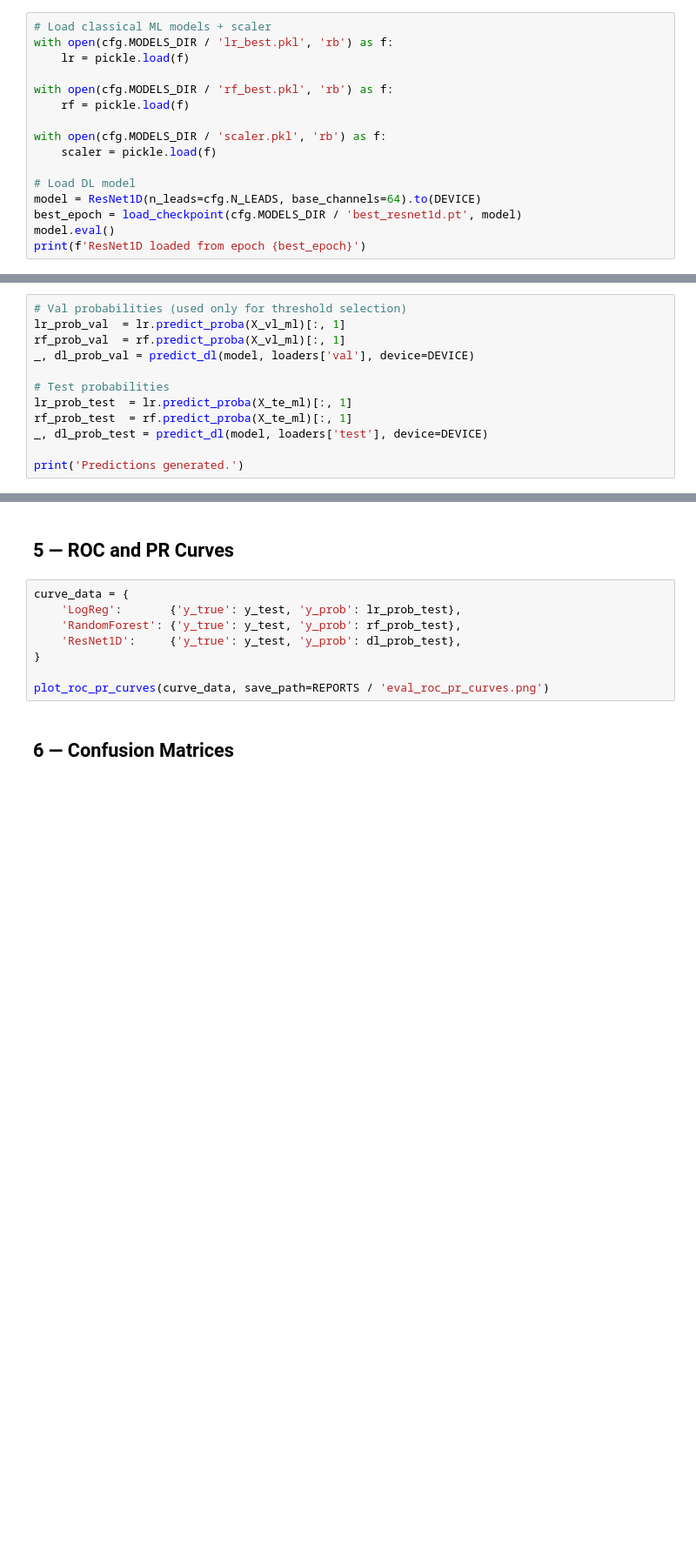
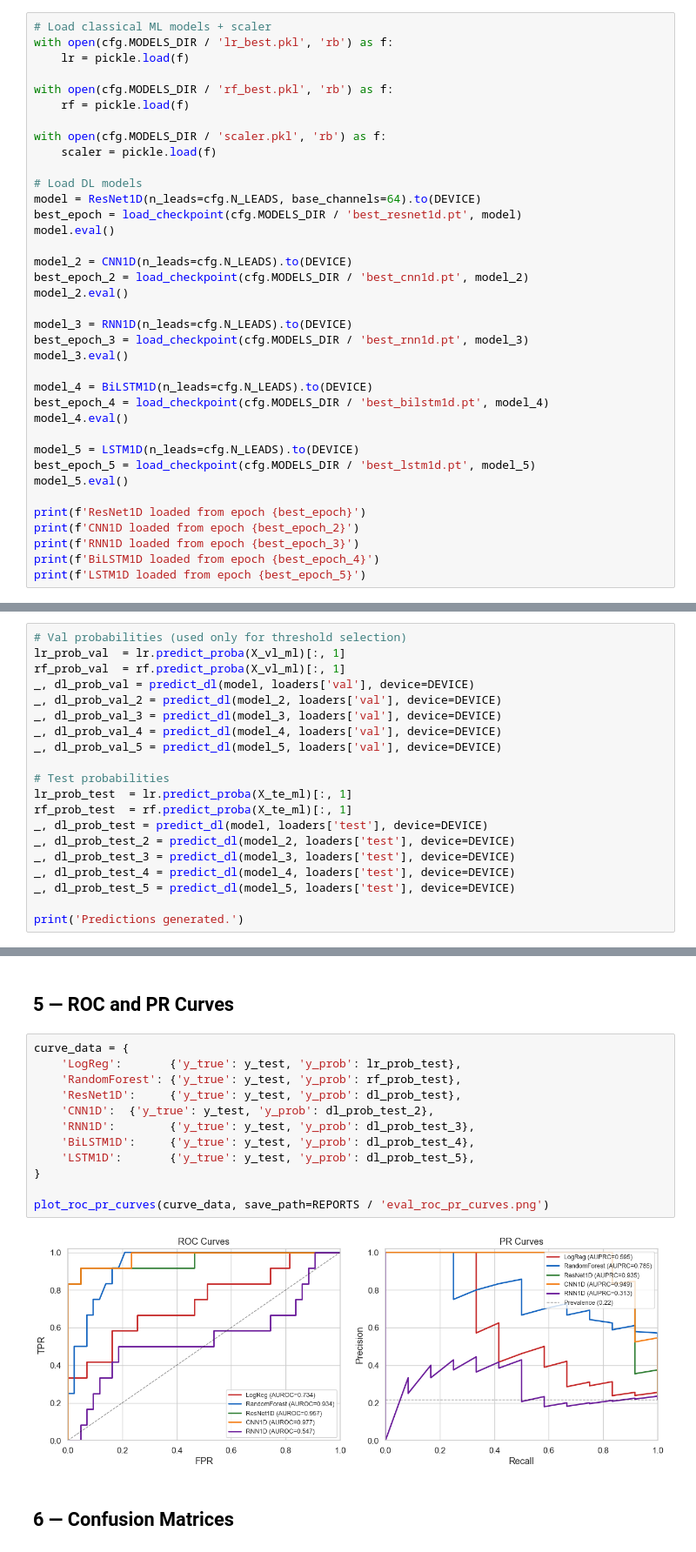
Before and after one commit to Aisyaululasmi/IDSC2026, a Jupyter notebook: notebooks/04_evaluation.ipynb, the cells around one changed output, grey strips where cells are left out. Shown at 87% size. Saved outputs shown, nothing was run; the diff lists cells and outputs as text; blank space fills up the shorter version.

Commit message:
add cnn1d, and recurrent-based model evaluation

```diff
--- a/notebooks/04_evaluation.ipynb
+++ b/notebooks/04_evaluation.ipynb
@@ -64,8 +68,29 @@ with open(cfg.MODELS_DIR / 'rf_best.pkl', 'rb') as f:
 with open(cfg.MODELS_DIR / 'scaler.pkl', 'rb') as f:
     scaler = pickle.load(f)
 
-# Load DL model
+# Load DL models
 model = ResNet1D(n_leads=cfg.N_LEADS, base_channels=64).to(DEVICE)
 best_epoch = load_checkpoint(cfg.MODELS_DIR / 'best_resnet1d.pt', model)
 model.eval()
+
+model_2 = CNN1D(n_leads=cfg.N_LEADS).to(DEVICE)
+best_epoch_2 = load_checkpoint(cfg.MODELS_DIR / 'best_cnn1d.pt', model_2)
+model_2.eval()
+
+model_3 = RNN1D(n_leads=cfg.N_LEADS).to(DEVICE)
+best_epoch_3 = load_checkpoint(cfg.MODELS_DIR / 'best_rnn1d.pt', model_3)
+model_3.eval()
+
+model_4 = BiLSTM1D(n_leads=cfg.N_LEADS).to(DEVICE)
+best_epoch_4 = load_checkpoint(cfg.MODELS_DIR / 'best_bilstm1d.pt', model_4)
+model_4.eval()
+
+model_5 = LSTM1D(n_leads=cfg.N_LEADS).to(DEVICE)
+best_epoch_5 = load_checkpoint(cfg.MODELS_DIR / 'best_lstm1d.pt', model_5)
+model_5.eval()
+
 print(f'ResNet1D loaded from epoch {best_epoch}')
+print(f'CNN1D loaded from epoch {best_epoch_2}')
+print(f'RNN1D loaded from epoch {best_epoch_3}')
+print(f'BiLSTM1D loaded from epoch {best_epoch_4}')
+print(f'LSTM1D loaded from epoch {best_epoch_5}')
@@ -93,10 +126,18 @@ print('All models and data loaded.')
 lr_prob_val  = lr.predict_proba(X_vl_ml)[:, 1]
 rf_prob_val  = rf.predict_proba(X_vl_ml)[:, 1]
 _, dl_prob_val = predict_dl(model, loaders['val'], device=DEVICE)
+_, dl_prob_val_2 = predict_dl(model_2, loaders['val'], device=DEVICE)
+_, dl_prob_val_3 = predict_dl(model_3, loaders['val'], device=DEVICE)
+_, dl_prob_val_4 = predict_dl(model_4, loaders['val'], device=DEVICE)
+_, dl_prob_val_5 = predict_dl(model_5, loaders['val'], device=DEVICE)
 
 # Test probabilities
 lr_prob_test  = lr.predict_proba(X_te_ml)[:, 1]
 rf_prob_test  = rf.predict_proba(X_te_ml)[:, 1]
 _, dl_prob_test = predict_dl(model, loaders['test'], device=DEVICE)
+_, dl_prob_test_2 = predict_dl(model_2, loaders['test'], device=DEVICE)
+_, dl_prob_test_3 = predict_dl(model_3, loaders['test'], device=DEVICE)
+_, dl_prob_test_4 = predict_dl(model_4, loaders['test'], device=DEVICE)
+_, dl_prob_test_5 = predict_dl(model_5, loaders['test'], device=DEVICE)
 
 print('Predictions generated.')
@@ -142,11 +236,17 @@ display(df_cmp)
 # %%
 curve_data = {
     'LogReg':       {'y_true': y_test, 'y_prob': lr_prob_test},
     'RandomForest': {'y_true': y_test, 'y_prob': rf_prob_test},
     'ResNet1D':     {'y_true': y_test, 'y_prob': dl_prob_test},
+    'CNN1D':  {'y_true': y_test, 'y_prob': dl_prob_test_2},
+    'RNN1D':        {'y_true': y_test, 'y_prob': dl_prob_test_3},
+    'BiLSTM1D':     {'y_true': y_test, 'y_prob': dl_prob_test_4},
+    'LSTM1D':       {'y_true': y_test, 'y_prob': dl_prob_test_5},
 }
 
 plot_roc_pr_curves(curve_data, save_path=REPORTS / 'eval_roc_pr_curves.png')
+# %% [output]
+[figure, added]
 # %% [markdown]
 ## 6 — Confusion Matrices
 # %%
```
Also changed, not shown: parts of 16 cells of this notebook.
